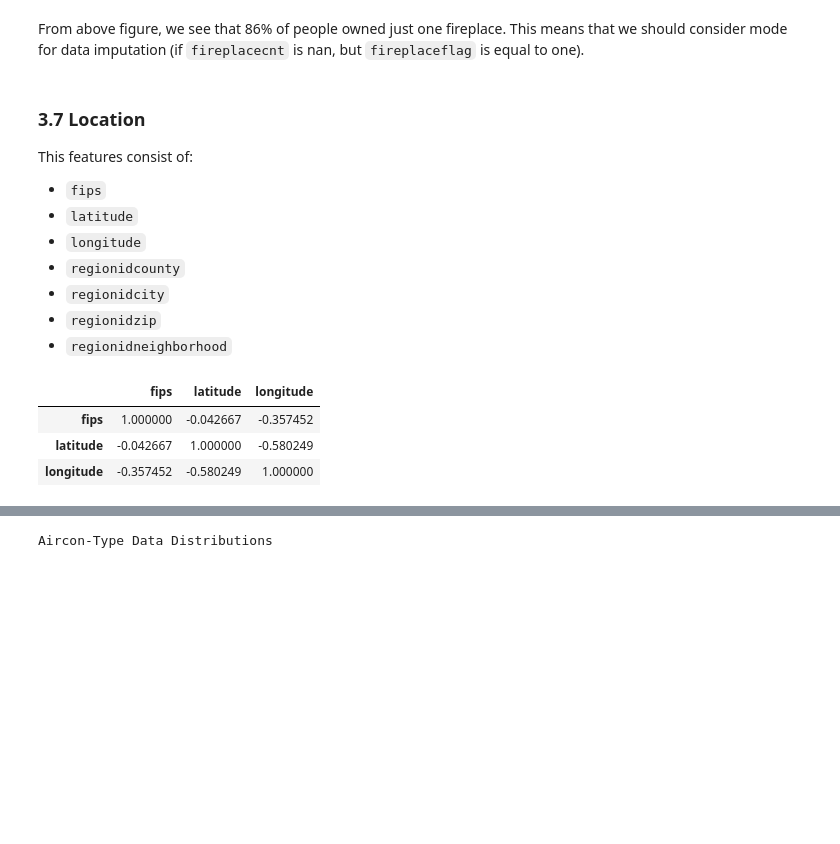
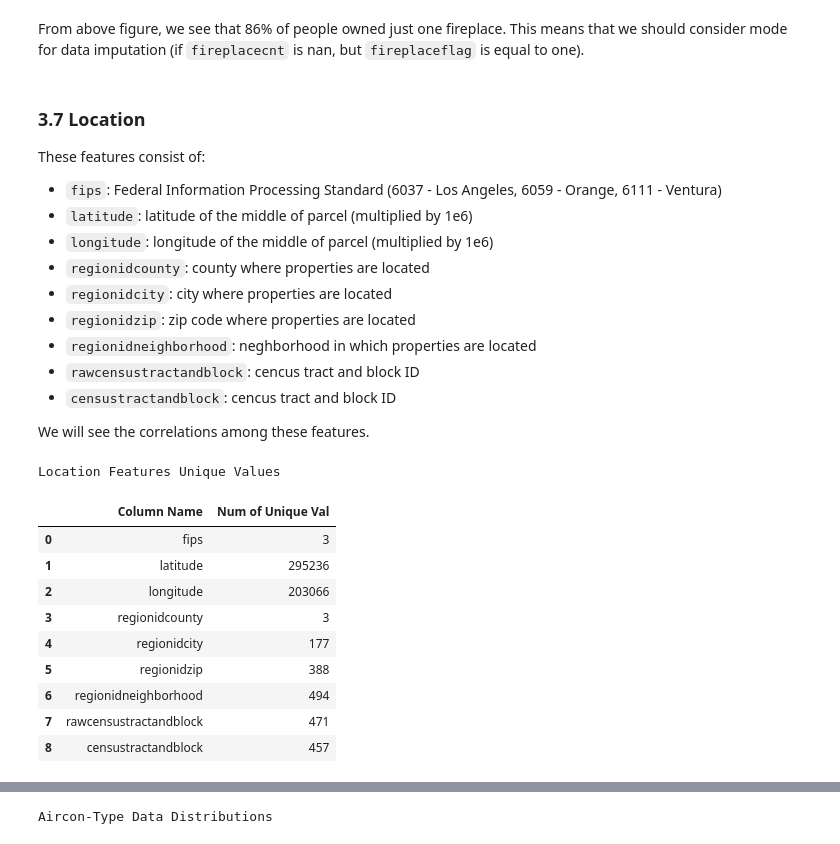
Before and after one commit to suryaParyanta/CZ4041, a Jupyter notebook: notebooks/explanatory_data_analysis.ipynb, the cells around one changed output, grey strips where cells are left out. Drawn from its saved outputs; the diff is of its cells as text; code cells hidden in the pictures; blank space fills up the shorter version.

```diff
--- a/notebooks/explanatory_data_analysis.ipynb
+++ b/notebooks/explanatory_data_analysis.ipynb
@@ -112,6 +114,7 @@ nominal_cat_columns = ['airconditioningtypeid',
                        'architecturalstyletypeid',
                        'buildingclasstypeid',
                        'decktypeid',
+                       'fips',
                        'heatingorsystemtypeid',
                        'propertycountylandusecode',
                        'propertylandusetypeid',
@@ -429,24 +427,49 @@ From above figure, we see that 86% of people owned just one fireplace. This mean
 # %% [markdown]
 ### 3.7 Location
 
-This features consist of:
-* `fips`
-* `latitude`
-* `longitude`
-* `regionidcounty`
-* `regionidcity`
-* `regionidzip`
-* `regionidneighborhood`
+These features consist of:
+* `fips`: Federal Information Processing Standard (6037 - Los Angeles, 6059 - Orange, 6111 - Ventura)
+* `latitude`: latitude of the middle of parcel (multiplied by 1e6)
+* `longitude`: longitude of the middle of parcel (multiplied by 1e6)
+* `regionidcounty`: county where properties are located
+* `regionidcity`: city where properties are located
+* `regionidzip`: zip code where properties are located
+* `regionidneighborhood`: neghborhood in which properties are located
+* `rawcensustractandblock`: cencus tract and block ID
+* `censustractandblock`: cencus tract and block ID
+
+We will see the correlations among these features.
 # %%
-properties[['fips',
-            'latitude',
-            'longitude',
-            'regionidcounty',
-            'regionidcity',
-            'regionidzip',
-            'regionidneighborhood']].corr()
+# location columns
+
+location_cols = ['fips',
+                 'latitude',
+                 'longitude',
+                 'regionidcounty',
+                 'regionidcity',
+                 'regionidzip',
+                 'regionidneighborhood',
+                 'rawcensustractandblock',
+                 'censustractandblock']
+
+location_features = properties[location_cols]
+
+num_unique_df = pd.DataFrame({'Column Name': location_features.columns,
+                              'Num of Unique Val': [location_features[c].nunique()
+                                                    for c in location_features.columns]})
+num_unique_df.style.set_caption('Location Features Unique Values').set_table_styles([{
+    'selector': 'caption',
+    'props': [('text-align', 'center')]
+}])
 # %% [output]
+Location Features Unique Values
-|  | fips | latitude | longitude |
-| fips | 1.000000 | -0.042667 | -0.357452 |
-| latitude | -0.042667 | 1.000000 | -0.580249 |
-| longitude | -0.357452 | -0.580249 | 1.000000 |
+|  | Column Name | Num of Unique Val |
+| 0 | fips | 3 |
+| 1 | latitude | 295236 |
+| 2 | longitude | 203066 |
+| 3 | regionidcounty | 3 |
+| 4 | regionidcity | 177 |
+| 5 | regionidzip | 388 |
+| 6 | regionidneighborhood | 494 |
+| 7 | rawcensustractandblock | 471 |
+| 8 | censustractandblock | 457 |
```
Also changed, not shown: parts of 61 cells of this notebook.
